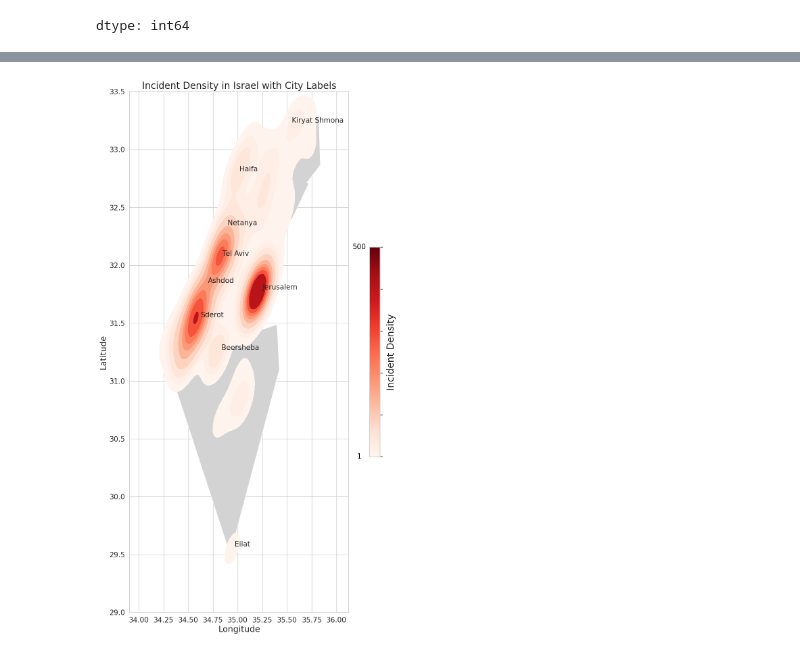
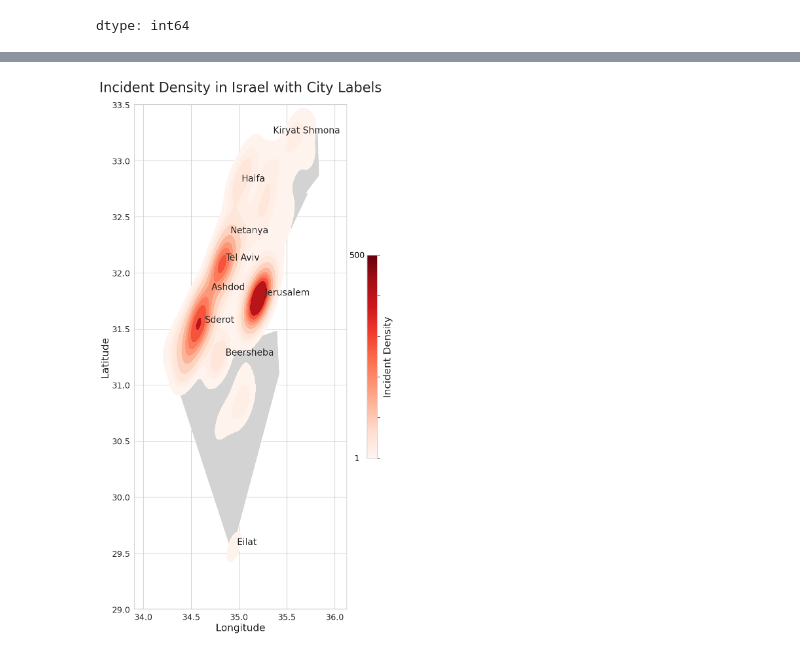
Before and after one commit to Yarin-Shohat/Terror-Attacks-Visualization, a Jupyter notebook: First Visualizations/עיצובים_חלופיים_מטלה_1.ipynb, the cells around one changed output, grey strips where cells are left out. Saved outputs shown, nothing was run; the diff lists cells and outputs as text; code cells hidden in the pictures.

```diff
--- a/First Visualizations/עיצובים_חלופיים_מטלה_1.ipynb
+++ b/First Visualizations/עיצובים_חלופיים_מטלה_1.ipynb
@@ -439,40 +439,40 @@ world = gpd.read_file("/content/ne_110m_admin_0_countries.shp")
 
 # Filter for Israel only
 israel = world[world['NAME'] == "Israel"]  # Replace 'NAME' with the actual column name
 
 # Create the density plot with city labels
 fig, ax = plt.subplots(figsize=(20, 20))
 israel.plot(ax=ax, color='lightgrey')
 sns.kdeplot(data=Task1Data, x="longitude", y="latitude", cmap="Reds", fill=True, ax=ax)
 
 labeled_cities = set()  # Create a set to store labeled cities
 texts = []
 for i, row in gdf_cities.iterrows():
     city_name = row['city']
     if city_name not in labeled_cities:
-        texts.append(plt.text(row['geometry'].x, row['geometry'].y, row['city'], fontsize=15))
+        texts.append(plt.text(row['geometry'].x, row['geometry'].y, row['city'], fontsize=20))
         labeled_cities.add(city_name)  # Add labeled city to the set
 
 # Remove the blue arrows
 adjust_text(texts, arrowprops=None)
 
 # Add a color bar to explain the heat map
 sm = plt.cm.ScalarMappable(cmap="Reds")
 sm.set_array([])
 cbar = plt.colorbar(sm, ax=ax, orientation='vertical', fraction=0.02, pad=0.04)
-cbar.set_label('Incident Density', fontsize=20)
+cbar.set_label('Incident Density', fontsize=22)
 cbar.ax.set_yticklabels([])  # Remove the numbers from the color bar
 
 # Set manual placement of the 1 and 500 labels
-cbar.ax.text(-1, 0, '1', ha='center', va='center', fontsize=15, color='black', transform=cbar.ax.transAxes)
-cbar.ax.text(-1, 1, '500', ha='center', va='center', fontsize=15, color='black', transform=cbar.ax.transAxes)
+cbar.ax.text(-1, 0, '1', ha='center', va='center', fontsize=18, color='black', transform=cbar.ax.transAxes)
+cbar.ax.text(-1, 1, '500', ha='center', va='center', fontsize=18, color='black', transform=cbar.ax.transAxes)
 
 ax.set_ylim(29, 33.5)
-ax.tick_params(axis='x', labelsize=15)  # Adjust the size as needed
-ax.tick_params(axis='y', labelsize=15)  # Adjust the size as needed
-plt.xlabel("Longitude", fontsize=18)
-plt.ylabel("Latitude", fontsize=18)
-plt.title("Incident Density in Israel with City Labels", fontsize=20) # Set title size
+ax.tick_params(axis='x', labelsize=18)  # Adjust the size as needed
+ax.tick_params(axis='y', labelsize=18)  # Adjust the size as needed
+plt.xlabel("Longitude", fontsize=22)
+plt.ylabel("Latitude", fontsize=22)
+plt.title("Incident Density in Israel with City Labels", fontsize=30, y=1.02) # Set title size
 plt.show()
 # %% [output]
-[figure, old version]
+[figure, new version]
```
Also changed, not shown: parts of 5 cells of this notebook, 2 other files.
